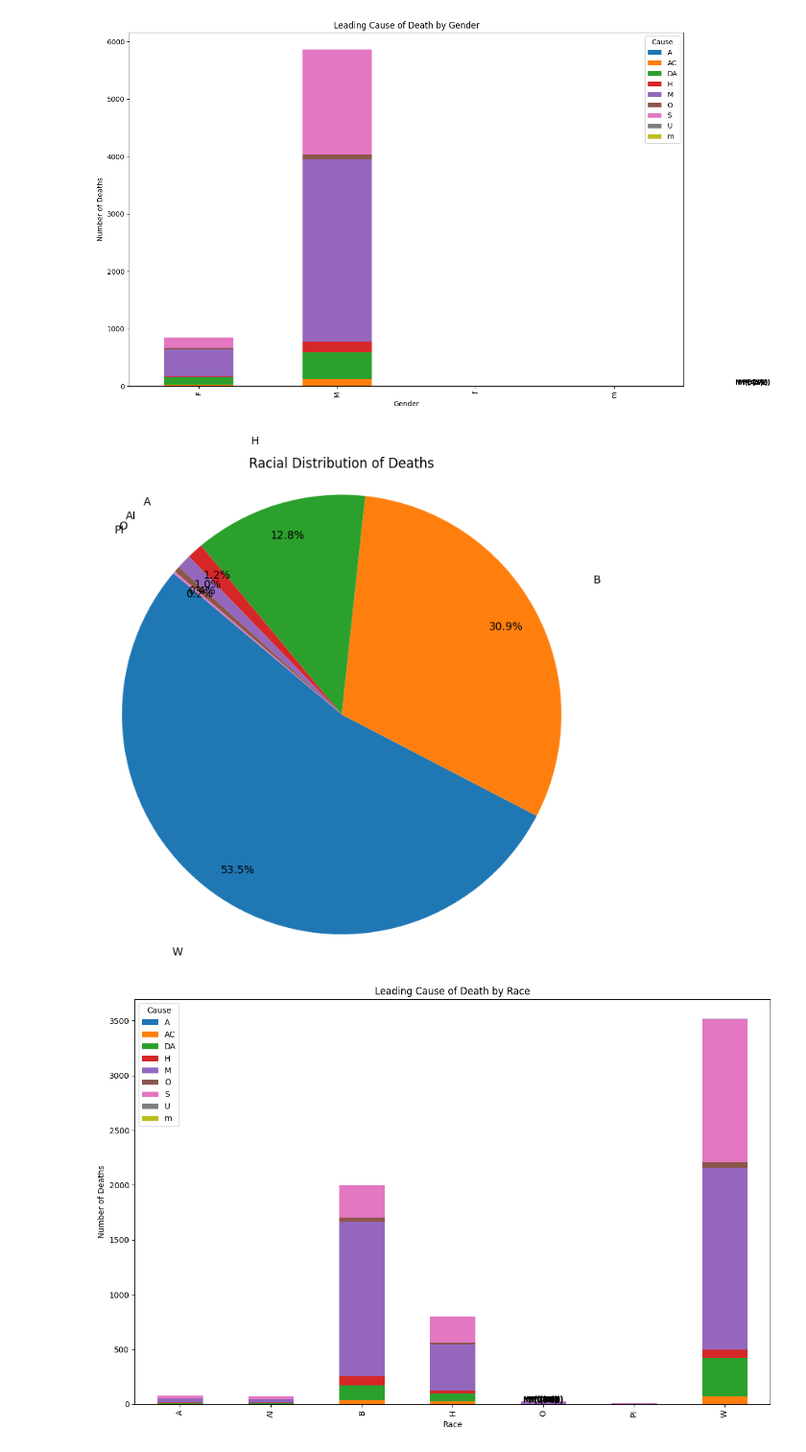
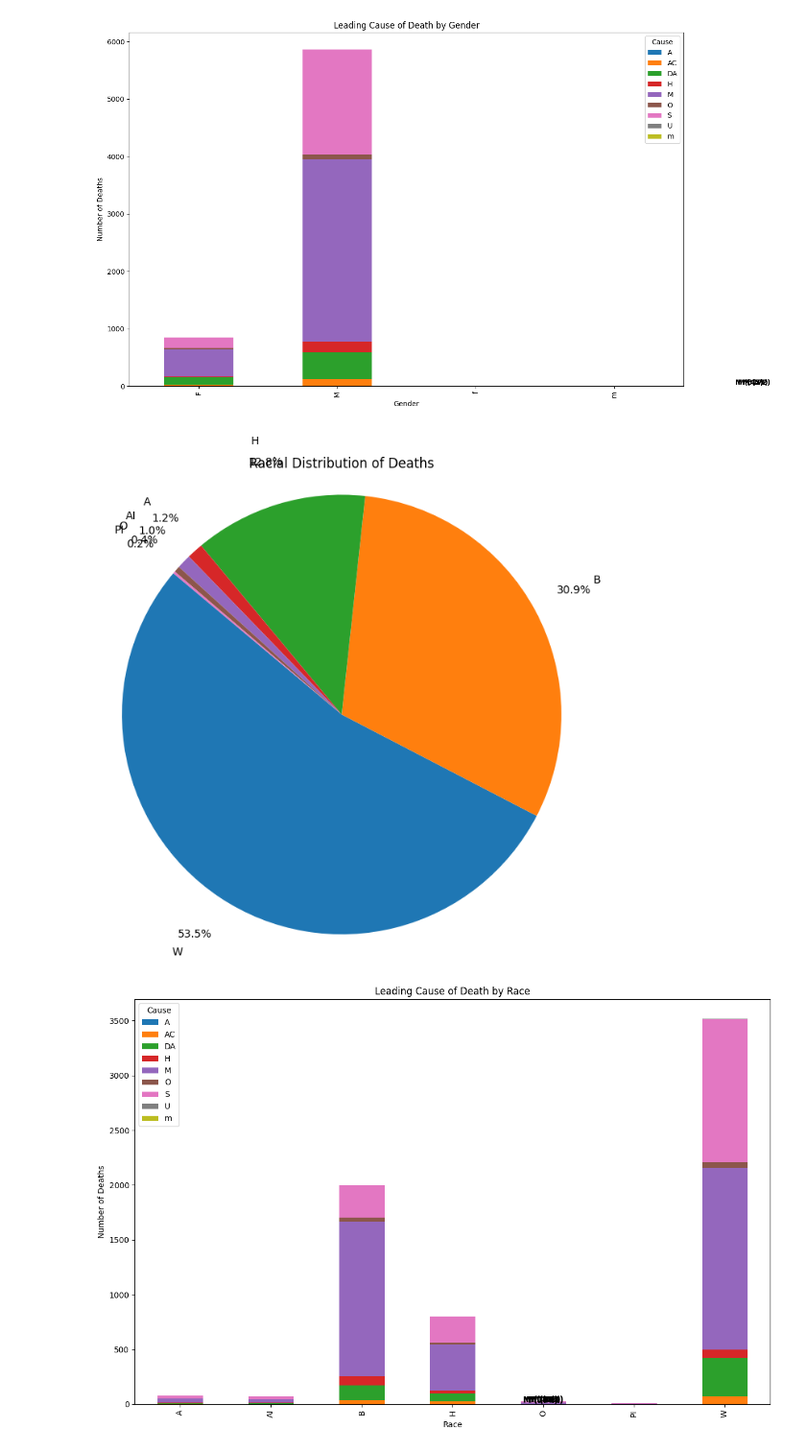
Before and after one commit to ndesai123/dgt-hum-140, a Jupyter notebook: Project.ipynb, the cells around one changed output. Shown: that part at 96% size. Drawn from its saved outputs; the diff is of its cells as text; code cells hidden in the pictures.

```diff
--- a/Project.ipynb
+++ b/Project.ipynb
@@ -135,20 +138,20 @@ plt.show()
 # %%
 racial_counts = df['race'].value_counts()
 
 plt.figure(figsize=(8, 8))
 plt.pie(
     racial_counts,
     labels=racial_counts.index,
     autopct='%1.1f%%',
     startangle=140,
-    pctdistance=0.85,
+    pctdistance=1.2,
     labeldistance=1.3
 )
 plt.title('Racial Distribution of Deaths')
 plt.axis('equal')
 plt.show()
 # %% [output]
-[figure, old version]
+[figure, new version]
 # %%
 race_cause_counts = df.groupby(['race', 'cause_short']).size().unstack(fill_value=0)
 leading_cause_by_race = race_cause_counts.idxmax(axis=1)
```
Also changed, not shown: parts of 3 cells of this notebook.
